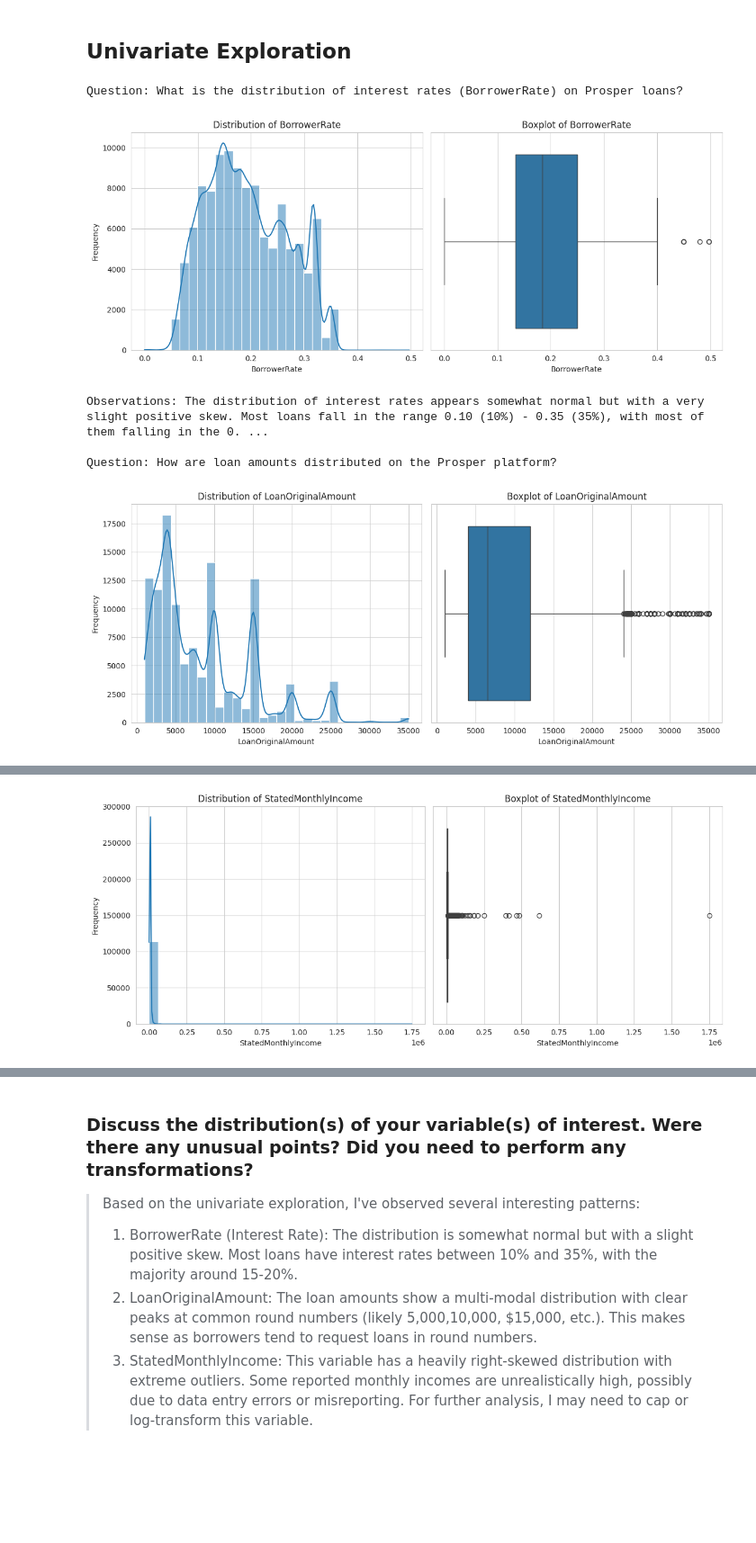
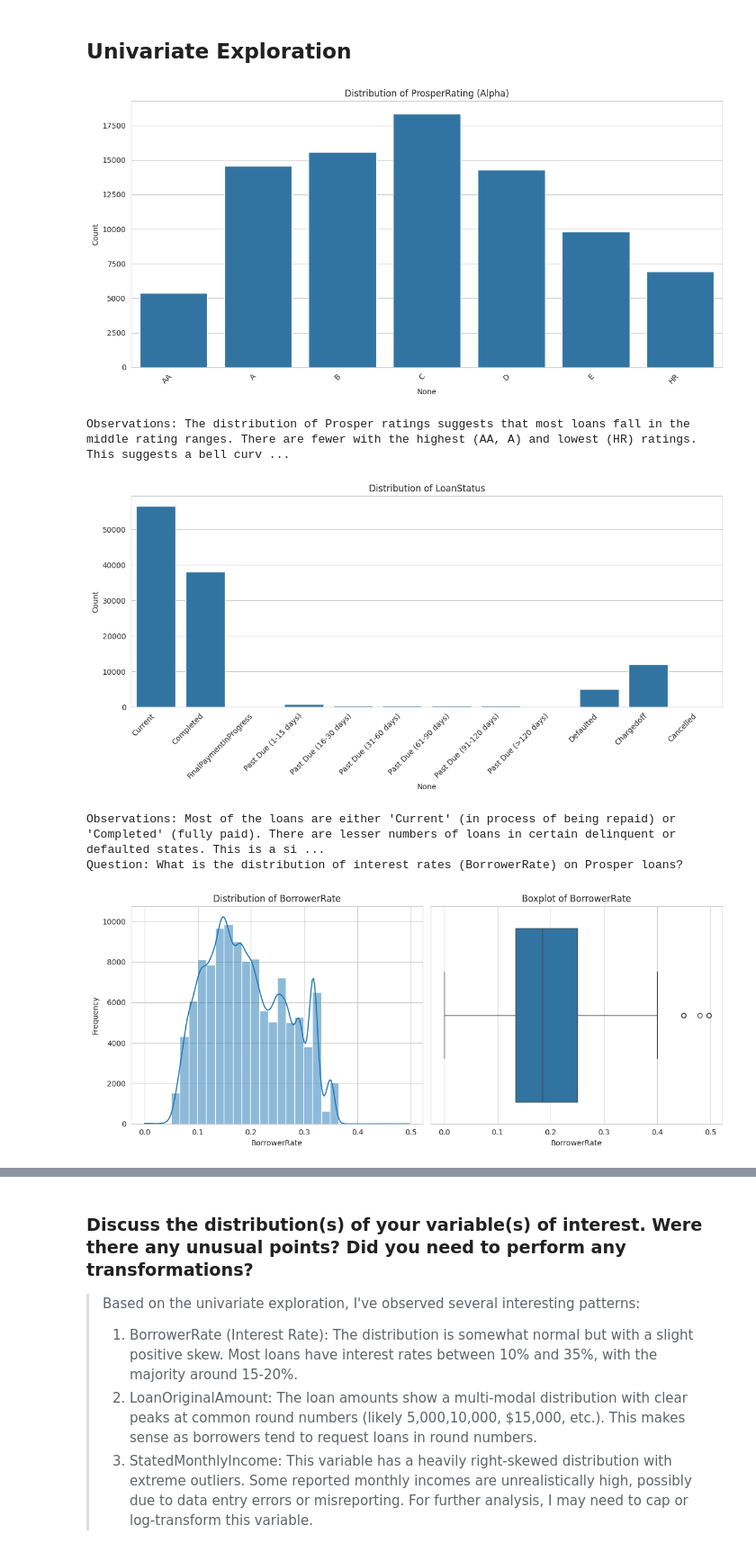
Before and after one commit to oYazan/CommunicateDataFinding, a Jupyter notebook: Part_I_exploration_template.ipynb, the cells around one changed output, grey strips where cells are left out. Shown at 90% size. Saved outputs shown, nothing was run; the diff lists cells and outputs as text; code cells hidden in the pictures; blank space fills up the shorter version.

```diff
--- a/Part_I_exploration_template.ipynb
+++ b/Part_I_exploration_template.ipynb
@@ -174,59 +174,97 @@ def plot_numeric_distribution(data, column, bins=30, figsize=(12, 5)):
     plt.tight_layout()
     plt.show()
 
-def plot_categorical_distribution(data, column, figsize=(12, 6), max_categories=15):
-
-    # Count the values
-    value_counts = data[column].value_counts()
-
-    # If there are too many categories, show only the top ones
-    if len(value_counts) > max_categories:
-        other_count = value_counts[max_categories:].sum()
-        value_counts = value_counts[:max_categories]
-        value_counts['Other'] = other_count
+def plot_categorical_distribution(data, column, figsize=(12, 6), max_categories=15, order=None):
 
     plt.figure(figsize=figsize)
-    sns.barplot(x=value_counts.index, y=value_counts.values)
+
+    # If order is specified, use it; otherwise use value_counts
+    if order is not None:
+        # Filter to only include categories that exist in the data
+        valid_order = [cat for cat in order if cat in data[column].unique()]
+
+        # Calculate counts for ordered categories
+        counts = data[column].value_counts()
+        ordered_counts = pd.Series([counts.get(cat, 0) for cat in valid_order], index=valid_order)
+
+        sns.barplot(x=ordered_counts.index, y=ordered_counts.values)
+    else:
+        # Original logic
+        value_counts = data[column].value_counts()
+
+        # If there are too many categories, show only the top ones
+        if len(value_counts) > max_categories:
+            other_count = value_counts[max_categories:].sum()
+            value_counts = value_counts[:max_categories]
+            value_counts['Other'] = other_count
+
+        sns.barplot(x=value_counts.index, y=value_counts.values)
+
     plt.title(f'Distribution of {column}')
     plt.xticks(rotation=45, ha='right')
     plt.ylabel('Count')
     plt.tight_layout()
     plt.show()
+
+# When calling the function for ProsperRating:
+if 'ProsperRating (Alpha)' in df.columns:
+    prosper_rating_order = ['AA', 'A', 'B', 'C', 'D', 'E', 'HR']
+    plot_categorical_distribution(df, 'ProsperRating (Alpha)', order=prosper_rating_order)
+    print("Observations: The distribution of Prosper ratings suggests that most loans fall in the middle rating ranges. There are fewer with the highest (AA, A) and lowest (HR) ratings. This suggests a bell curve in the risk measurement of borrowers.")
+
+# When calling the function for LoanStatus:
+loan_status_order = [
+    'Current',
+    'Completed',
+    'FinalPaymentInProgress',
+    'Past Due (1-15 days)',
+    'Past Due (16-30 days)',
+    'Past Due (31-60 days)',
+    'Past Due (61-90 days)',
+    'Past Due (91-120 days)',
+    'Past Due (>120 days)',
+    'Defaulted',
+    'Chargedoff',
+    'Cancelled'
+]
+
+plot_categorical_distribution(df, 'LoanStatus', order=loan_status_order)
+print("Observations: Most of the loans are either 'Current' (in process of being repaid) or 'Completed' (fully paid). There are lesser numbers of loans in certain delinquent or defaulted states. This is a sign of the overall health of the loan portfolio.")
 
 # Explore BorrowerRate (interest rate)
 print("Question: What is the distribution of interest rates (BorrowerRate) on Prosper loans?")
 plot_numeric_distribution(df, 'BorrowerRate')
 print("Observations: The distribution of interest rates appears somewhat normal but with a very slight positive skew. Most loans fall in the range 0.10 (10%) - 0.35 (35%), with most of them falling in the 0.15-0.20 (15-20%) range. There are outliers at the higher end.")
 
 # Explore LoanOriginalAmount
 print("\nQuestion: How are loan amounts distributed on the Prosper platform?")
 plot_numeric_distribution(df, 'LoanOriginalAmount')
 print("Observations: The size of loans shows a multi-modal distribution with large peaks at well-known round figures (presumably $5,000, $10,000, $15,000, etc.). The distribution is right-skewed with most loans below $20,000. The boxplot shows that there are numerous outliers on the right.")
 
 # Explore StatedMonthlyIncome
 print("\nQuestion: What is the distribution of borrowers' stated monthly income?")
 plot_numeric_distribution(df, 'StatedMonthlyIncome')
 print("Observations: The monthly income distribution is very right-skewed with a very long tail. Most borrowers have incomes less than $10,000, and the majority of them have incomes less than $5,000. There are very large outliers that might need to be treated in future analysis.")
 
 # Explore Term (loan duration)
 print("\nQuestion: How are loan terms distributed?")
 plot_categorical_distribution(df, 'Term')
 print("Observations: Prosper loans are offered with specific terms. The most common term appears to be 36 months, then 60 months. There are relatively fewer shorter-term loans.")
 
 # Explore ProsperRating
 print("\nQuestion: How are Prosper's loan ratings distributed?")
 if 'ProsperRating (Alpha)' in df.columns:
     plot_categorical_distribution(df, 'ProsperRating (Alpha)')
     print("Observations: The distribution of Prosper ratings suggests that most loans fall in the middle rating ranges. There are fewer with the highest (AA, A) and lowest (HR) ratings. This suggests a bell curve in the risk measurement of borrowers.")
 
 # Explore LoanStatus
 print("\nQuestion: What is the distribution of loan statuses?")
 plot_categorical_distribution(df, 'LoanStatus')
 print("Observations: Most of the loans are either 'Current' (in process of being repaid) or 'Completed' (fully paid). There are lesser numbers of loans in certain delinquent or defaulted states. This is a sign of the overall health of the loan portfolio.")
 # %% [output]
+[figure, new version]
-Question: What is the distribution of interest rates (BorrowerRate) on Prosper loans?
+Observations: The distribution of Prosper ratings suggests that most loans fall in the middle rating ranges. There are fewer with the highest (AA, A) and lowest (HR) ratings. This suggests a bell curv ...
-[figure, old version]
+[figure, new version]
-Observations: The distribution of interest rates appears somewhat normal but with a very slight positive skew. Most loans fall in the range 0.10 (10%) - 0.35 (35%), with most of them falling in the 0. ...
-
-Question: How are loan amounts distributed on the Prosper platform?
+Observations: Most of the loans are either 'Current' (in process of being repaid) or 'Completed' (fully paid). There are lesser numbers of loans in certain delinquent or defaulted states. This is a si ...
+Question: What is the distribution of interest rates (BorrowerRate) on Prosper loans?
-[figure, old version]
+[figure, new version]
@@ -236 +273,0 @@ Question: What is the distribution of borrowers' stated monthly income?
-[figure, old version]
```
Also changed, not shown: parts of 3 cells of this notebook, 3 other files.
